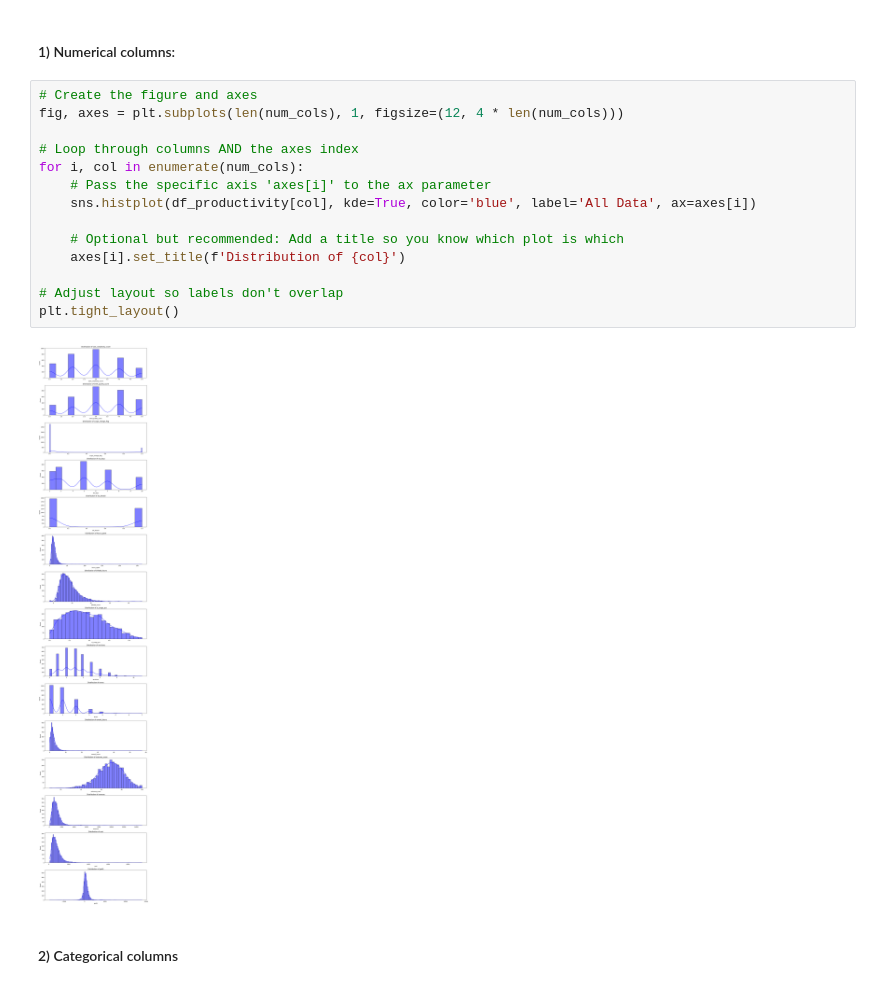
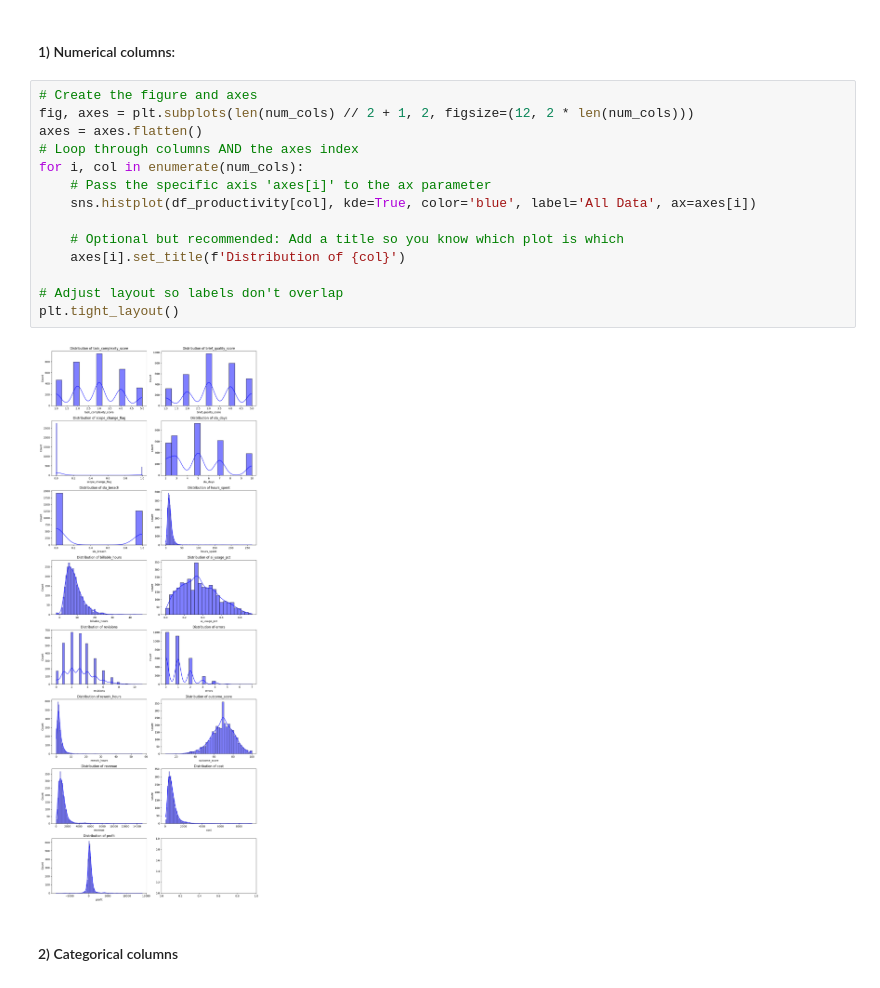
Before and after one commit to andreamammano89-maker/ML_Project_SEA_815441, a Jupyter notebook: main.ipynb, the cells around one changed output. Saved outputs shown, nothing was run; the diff lists cells and outputs as text.

Commit message:
fix: update visualization criteria

```diff
--- a/main.ipynb
+++ b/main.ipynb
@@ -148,20 +148,20 @@ This descriptive phase highlights the following key directions:
 #### 1) Numerical columns:
 # %%
 # Create the figure and axes
-fig, axes = plt.subplots(len(num_cols), 1, figsize=(12, 4 * len(num_cols)))
-
+fig, axes = plt.subplots(len(num_cols) // 2 + 1, 2, figsize=(12, 2 * len(num_cols)))
+axes = axes.flatten()
 # Loop through columns AND the axes index
 for i, col in enumerate(num_cols):
     # Pass the specific axis 'axes[i]' to the ax parameter
     sns.histplot(df_productivity[col], kde=True, color='blue', label='All Data', ax=axes[i])
 
     # Optional but recommended: Add a title so you know which plot is which
     axes[i].set_title(f'Distribution of {col}')
 
 # Adjust layout so labels don't overlap
 plt.tight_layout()
 # %% [output]
-[figure, old version]
+[figure, new version]
 # %% [markdown]
 #### 2) Categorical columns
 # %%
```
Also changed, not shown: parts of 2 cells of this notebook.
